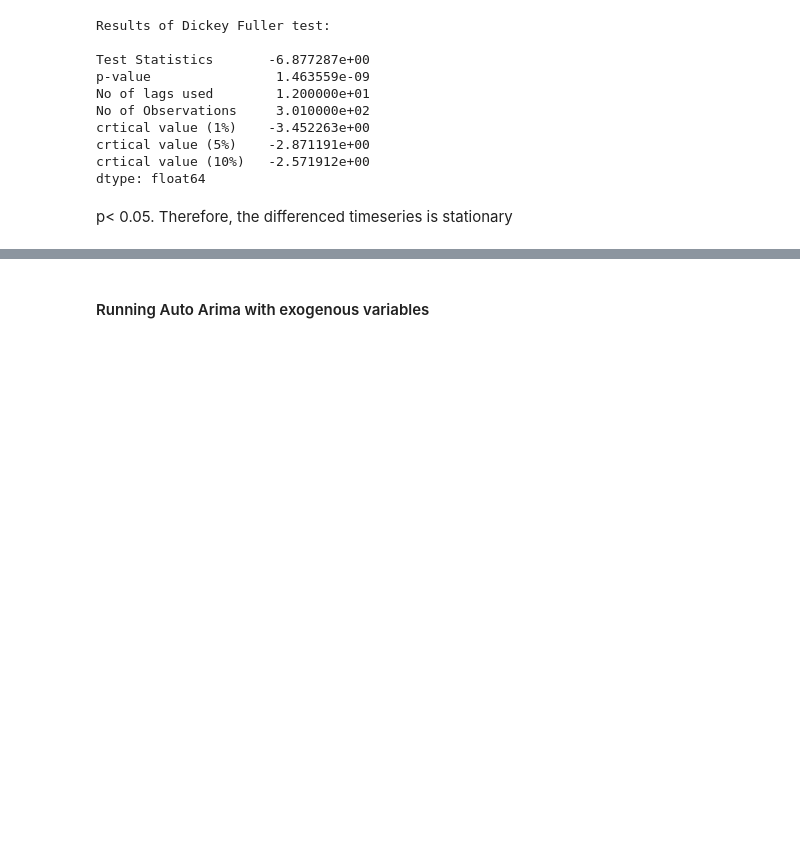
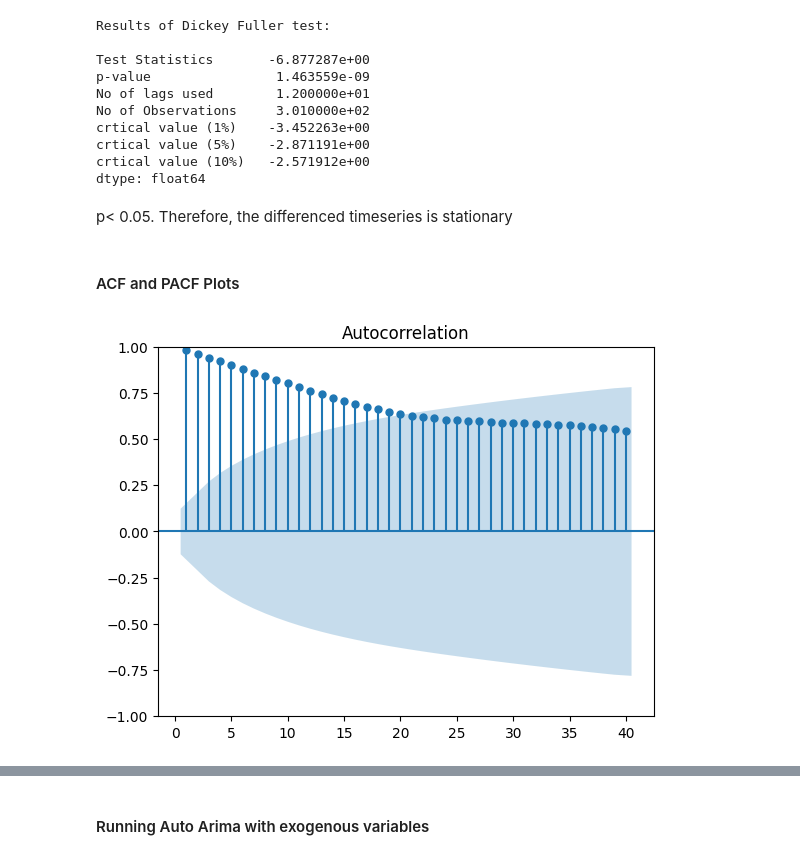
Before and after one commit to NishanD21/Time-Series-Analysis-on-Tea-Production, a Jupyter notebook: analysis.ipynb, the cells around one changed output, grey strips where cells are left out. Cells and saved outputs as stored; diff of their text form; code cells hidden in the pictures; blank space fills up the shorter version.

```diff
--- a/analysis.ipynb
+++ b/analysis.ipynb
@@ -236,0 +239,11 @@ df_test = df[train_size:]
+# %% [markdown]
+#### ACF and PACF Plots
+# %%
+from statsmodels.graphics.tsaplots import plot_acf,plot_pacf
+
+# acf plot
+
+plot_acf(df_train['NETT SALE AVERAGE (Rs)'],lags=40, zero=False)
+plt.show()
+# %% [output]
+[figure, added]
```
Also changed, not shown: parts of 6 cells of this notebook.
